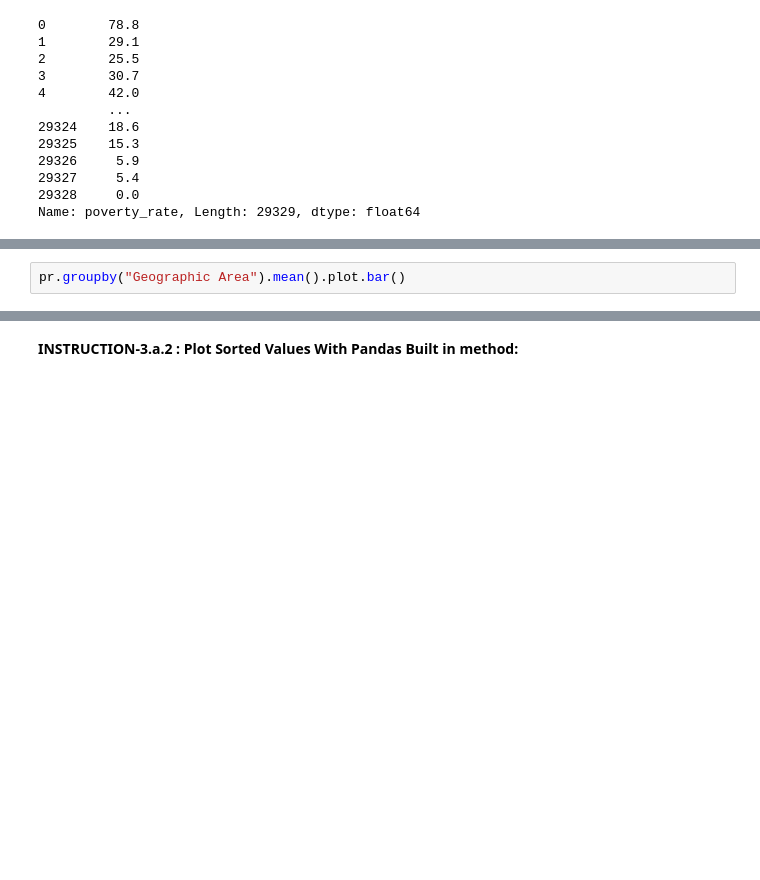
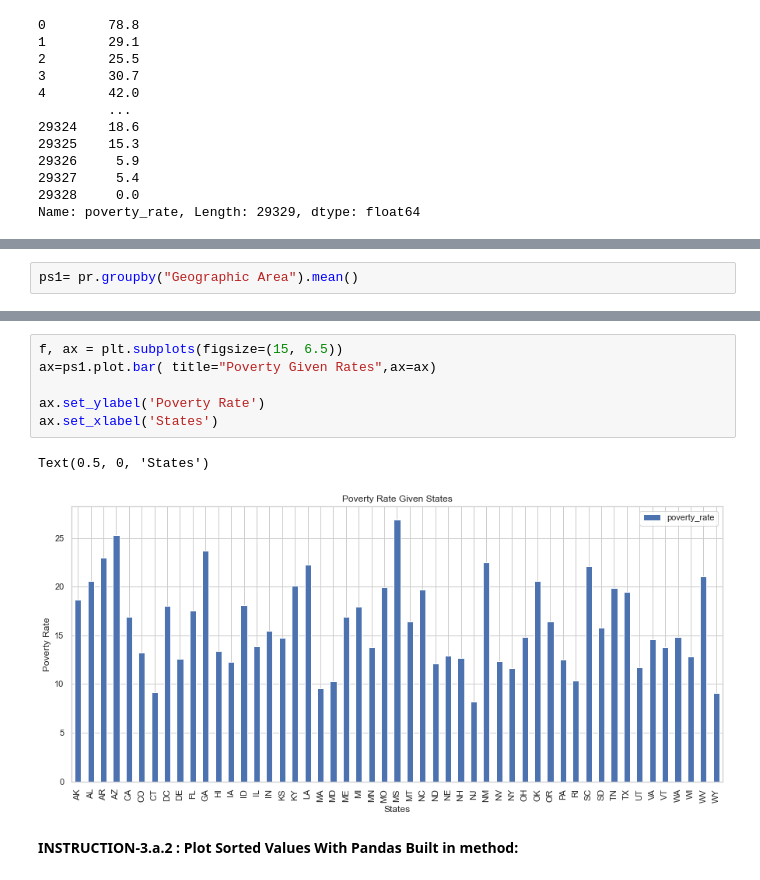
Before and after one commit to idenw/Statistics-Data-Analysis-with-Python-Data-Visualization-with-Python, a Jupyter notebook: 02-EU_DS_DVPy_M1-(PoliceKills)/USA_Fatal_Police_Shoot_Analyse_student_version.ipynb, the cells around one changed output, grey strips where cells are left out. Drawn from its saved outputs; the diff is of its cells as text; blank space fills up the shorter version.

```diff
--- a/02-EU_DS_DVPy_M1-(PoliceKills)/USA_Fatal_Police_Shoot_Analyse_student_version.ipynb
+++ b/02-EU_DS_DVPy_M1-(PoliceKills)/USA_Fatal_Police_Shoot_Analyse_student_version.ipynb
@@ -138,2 +129,2 @@ pr.groupby("Geographic Area").mean()
 # %%
-pr.groupby("Geographic Area").mean().plot.bar()
+ps1= pr.groupby("Geographic Area").mean()
@@ -143,3 +142,12 @@ pr.groupby("Geographic Area").mean().plot.bar()
+# %%
+f, ax = plt.subplots(figsize=(15, 6.5))
+ax=ps1.plot.bar( title="Poverty Given Rates",ax=ax)
+
+ax.set_ylabel('Poverty Rate')
+ax.set_xlabel('States')
+# %% [output]
+Text(0.5, 0, 'States')
+[figure, added]
 # %% [markdown]
 **INSTRUCTION-3.a.2 : Plot Sorted Values With Pandas Built in method:**
 # %%
```
Also changed, not shown: parts of 24 cells of this notebook.
